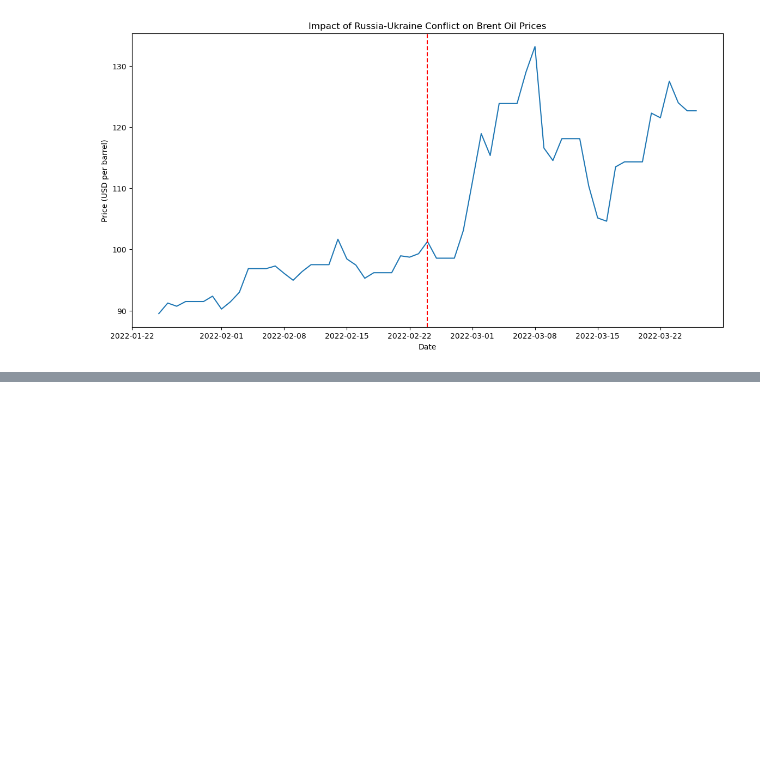
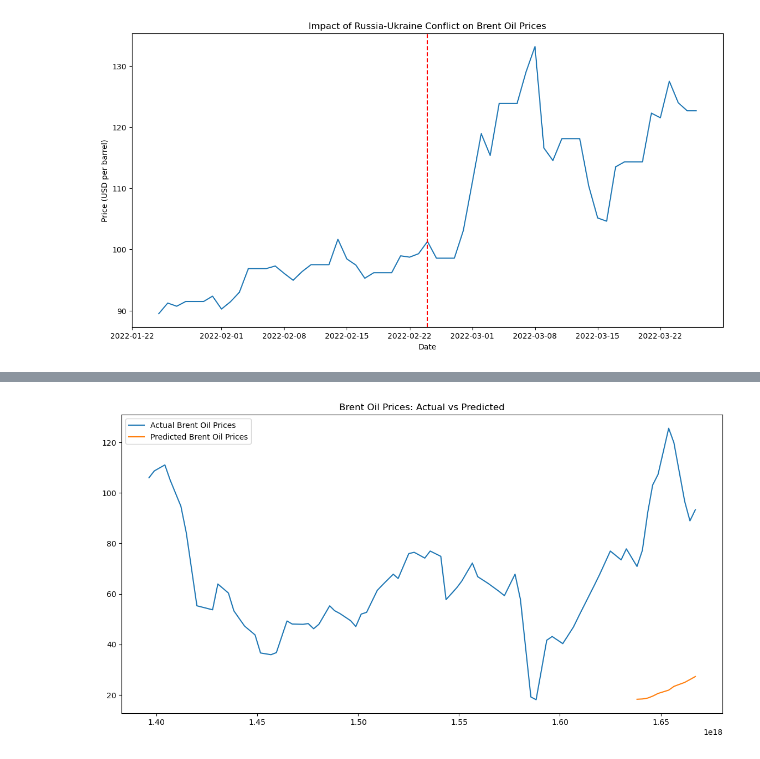
Before and after one commit to haftomlegese/Birhan_energy, a Jupyter notebook: notebooks/birhan_data_analysis.ipynb, the cells around one changed output, grey strips where cells are left out. Saved outputs shown, nothing was run; the diff lists cells and outputs as text; code cells hidden in the pictures; blank space fills up the shorter version.

```diff
--- a/notebooks/birhan_data_analysis.ipynb
+++ b/notebooks/birhan_data_analysis.ipynb
@@ -179,0 +314,22 @@ except Exception as e:
+# %%
+# Step 5: Model Evaluation
+# Predictions with VAR model
+var_forecast = results_var.forecast(data.values[-results_var.k_ar:], steps=10)
+var_forecast_df = pd.DataFrame(var_forecast, index=pd.date_range(start=data.index[-1], periods=10, freq='M'), columns=data.columns)
+print(var_forecast_df)
+
+# Predictions with SARIMAX model
+sarimax_forecast = results_sarimax.get_forecast(steps=10, exog=data[['GDP', 'Inflation', 'Unemployment']].iloc[-10:])
+print(sarimax_forecast.summary_frame())
+
+# Predictions with LSTM model
+X_test = []
+y_test = data['Price'][-60:]
+
+for i in range(60, 70):
+    X_test.append(scaled_data[i-60:i])
+
+X_test = np.array(X_test)
+predicted_prices = model_lstm.predict(X_test)
+predicted_prices = np.concatenate([np.zeros((predicted_prices.shape[0], scaled_data.shape[1]-1)), predicted_prices], axis=1)
+predicted_prices = scaler.inverse_transform(predicted_prices)[:, -1]
@@ -179,0 +354,11 @@ except Exception as e:
+# %%
+# Step 6: Insight Generation
+# Plotting actual vs predicted prices
+plt.figure(figsize=(14, 7))
+plt.plot(data['Price'][-70:], label='Actual Brent Oil Prices')
+plt.plot(pd.DataFrame(predicted_prices, index=data.index[-10:]), label='Predicted Brent Oil Prices')
+plt.title('Brent Oil Prices: Actual vs Predicted')
+plt.legend()
+plt.show()
+# %% [output]
+[figure, added]
```
Also changed, not shown: parts of 12 cells of this notebook, 1 other file.
